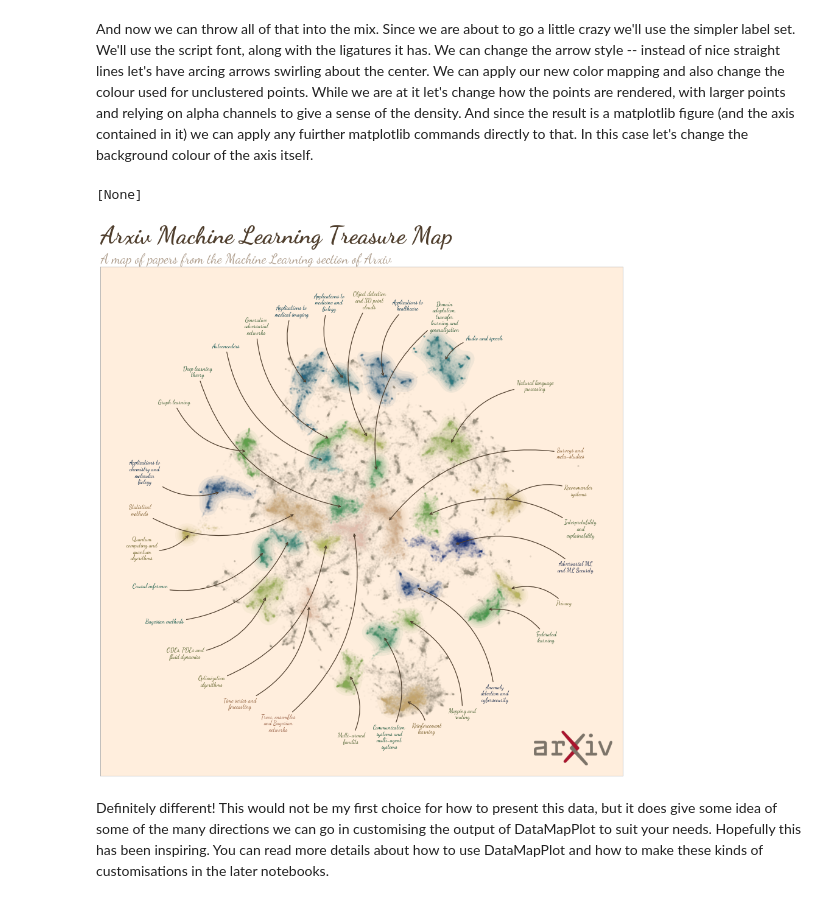
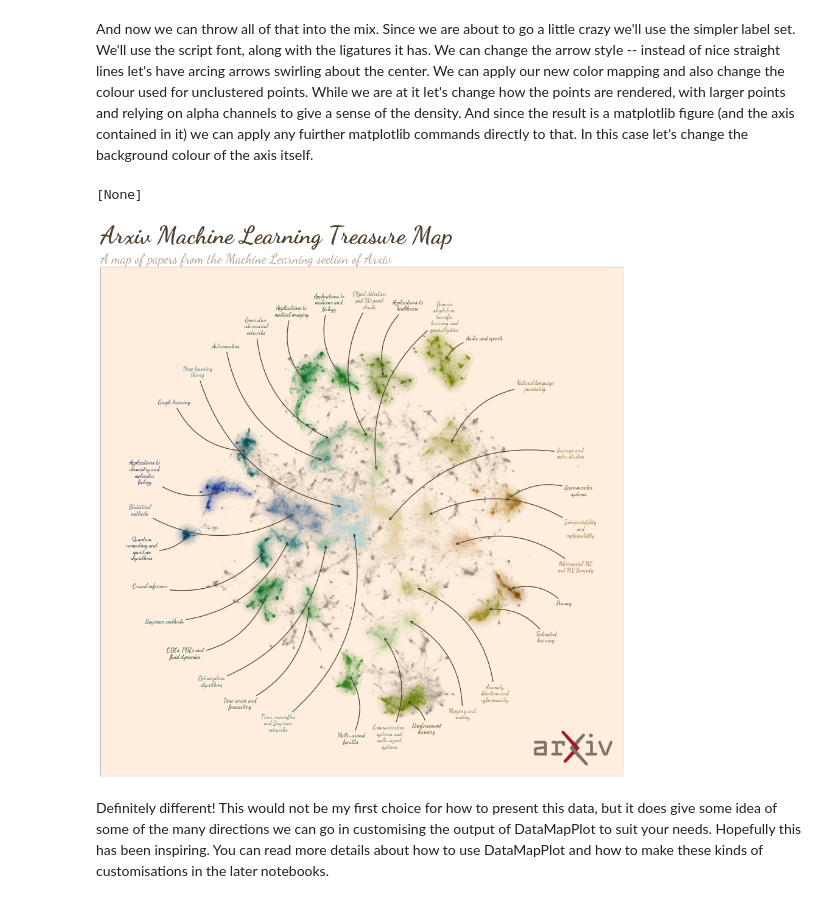
Before and after one commit to TutteInstitute/datamapplot, a Jupyter notebook: doc/demo.ipynb, the cells around one changed output. Saved outputs shown, nothing was run; the diff lists cells and outputs as text; code cells hidden in the pictures.

Commit message:
Documentation for new palette options; other documentation cleanups.

```diff
--- a/doc/demo.ipynb
+++ b/doc/demo.ipynb
@@ -134,36 +136,36 @@ And while we are here let's build a custom color map for the clusters, rather th
 # %%
-import seaborn as sns
-from matplotlib.colors import rgb2hex
+from matplotlib.colors import ListedColormap
 
-unique_non_noise_labels = [label for label in np.unique(arxivml_labels) if label != "Unlabelled"]
-palette = sns.color_palette("gist_earth", len(unique_non_noise_labels) + 6)[3:-3]
-label_color_map = {label:rgb2hex(color) for label, color in zip(unique_non_noise_labels, palette)}
+custom_cmap = ListedColormap(matplotlib.cm.gist_earth(np.linspace(0, 1, 384))[64:320], "subset_of_gist_earth")
 # %% [markdown]
 And now we can throw all of that into the mix. Since we are about to go a little crazy we'll use the simpler label set. We'll use the script font, along with the ligatures it has. We can change the arrow style -- instead of nice straight lines let's have arcing arrows swirling about the center. We can apply our new color mapping and also change the colour used for unclustered points. While we are at it let's change how the points are rendered, with larger points and relying on alpha channels to give a sense of the density. And since the result is a matplotlib figure (and the axis contained in it) we can apply any fuirther matplotlib commands directly to that. In this case let's change the background colour of the axis itself.
 # %%
 fig, ax = datamapplot.create_plot(
     arxivml_data_map,
     arxivml_labels,
     title="Arxiv Machine Learning Treasure Map",
     sub_title="A map of papers from the Machine Learning section of Arxiv",
     logo=arxiv_logo,
     fontfamily="Dancing Script",
     arrowprops={
-        "arrowstyle":"->", "connectionstyle":"arc3,rad=0.3", "linewidth":1.25, "ec":"#4f3e2d"
+        "arrowstyle":"->",
+        "connectionstyle":"arc3,rad=0.3",
+        "linewidth":1.25,
+        "ec":"#4f3e2d"
     },
     noise_color="#978e7d",
-    label_color_map=label_color_map,
+    cmap=custom_cmap,
     label_margin_factor=1.0,
     force_matplotlib=True,
     marker_type="o",
     point_size=8,
     alpha=0.05,
     title_keywords={"color":"#4f3e2d", "fontsize":40},
     sub_title_keywords={"color":"#af9e8d", "fontsize":22},
 )
 ax.set(fc="#ffeedd")
 # %% [output]
 [None]
-[figure, old version]
+[figure, new version]
 # %% [markdown]
 Definitely different! This would not be my first choice for how to present this data, but it does give some idea of some of the many directions we can go in customising the output of DataMapPlot to suit your needs. Hopefully this has been inspiring. You can read more details about how to use DataMapPlot and how to make these kinds of customisations in the later notebooks.
```
Also changed, not shown: parts of 2 cells of this notebook, 5 other files.
